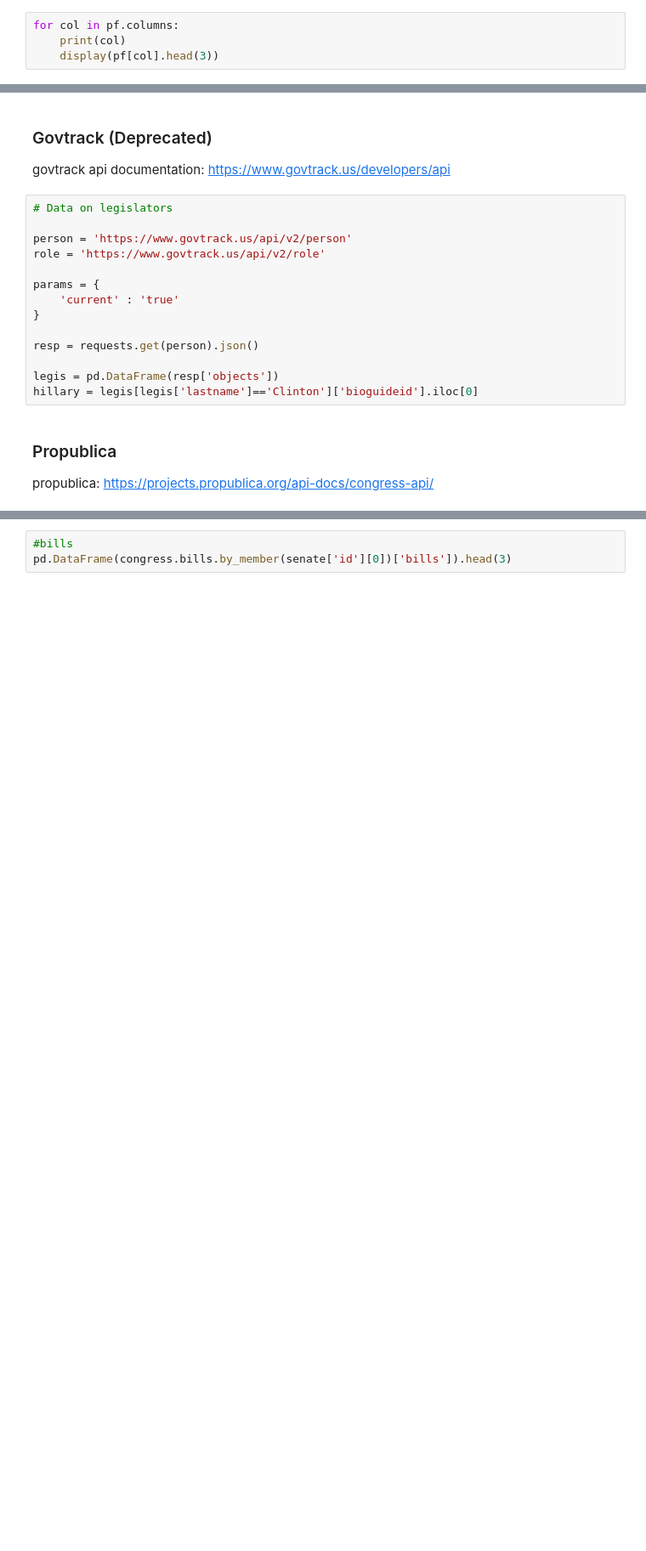
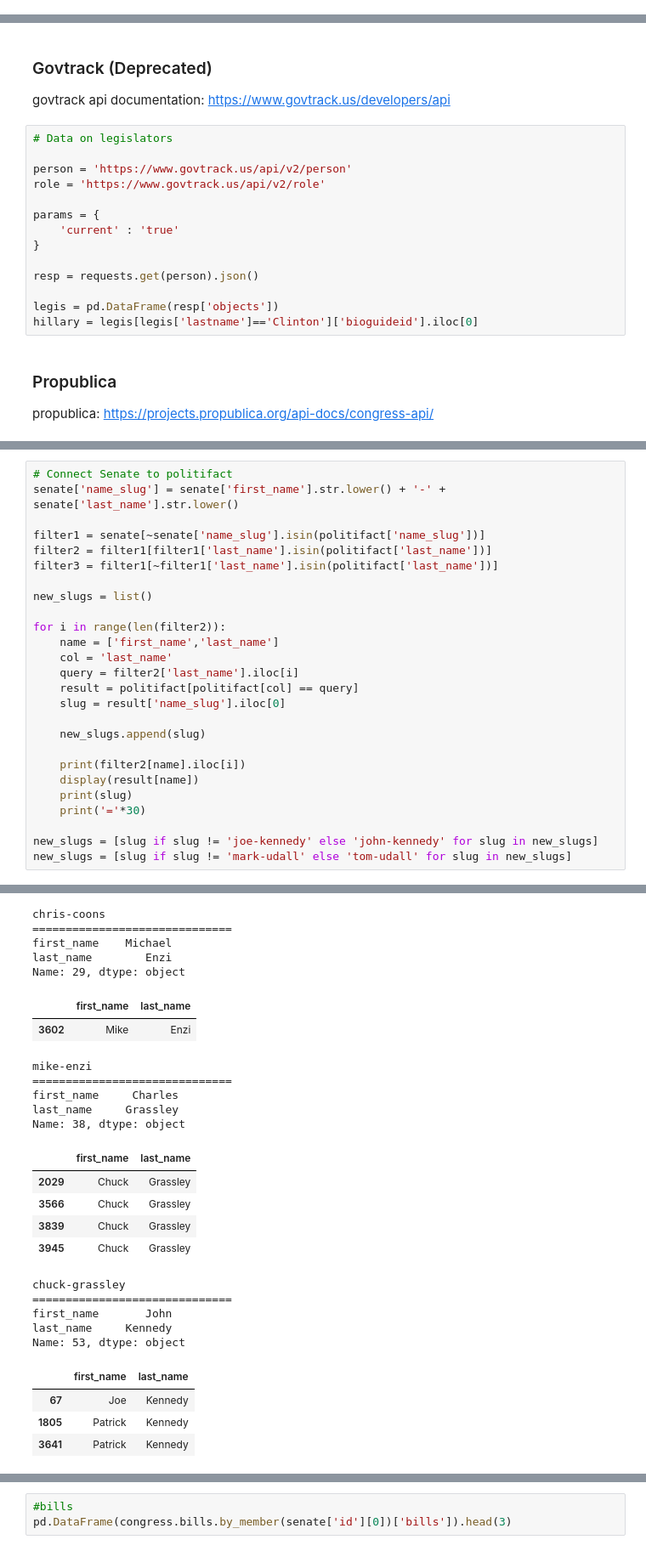
Before and after one commit to qcx201-nyu/PPDS, a Jupyter notebook: politician.ipynb, the cells around one changed output, grey strips where cells are left out. Shown: that part at 85% size. Cells and saved outputs as stored; diff of their text form; blank space fills up the shorter version.

```diff
--- a/politician.ipynb
+++ b/politician.ipynb
@@ -210,4 +209,0 @@ True     Huckabee Huckabee
-# %%
-for col in pf.columns:
-    print(col)
-    display(pf[col].head(3))
@@ -331,0 +300,27 @@ house = pd.DataFrame(house[0]['members'])[house_cols]
+# %%
+# Connect Senate to politifact
+senate['name_slug'] = senate['first_name'].str.lower() + '-' + senate['last_name'].str.lower()
+
+filter1 = senate[~senate['name_slug'].isin(politifact['name_slug'])]
+filter2 = filter1[filter1['last_name'].isin(politifact['last_name'])]
+filter3 = filter1[~filter1['last_name'].isin(politifact['last_name'])]
+
+new_slugs = list()
+
+for i in range(len(filter2)):
+    name = ['first_name','last_name']
+    col = 'last_name'
+    query = filter2['last_name'].iloc[i]
+    result = politifact[politifact[col] == query]
+    slug = result['name_slug'].iloc[0]
+
+    new_slugs.append(slug)
+
+    print(filter2[name].iloc[i])
+    display(result[name])
+    print(slug)
+    print('='*30)
+
+new_slugs = [slug if slug != 'joe-kennedy' else 'john-kennedy' for slug in new_slugs]
+new_slugs = [slug if slug != 'mark-udall' else 'tom-udall' for slug in new_slugs]
+# %% [output]
@@ -331,0 +349,26 @@ house = pd.DataFrame(house[0]['members'])[house_cols]
+chris-coons
+==============================
+first_name    Michael
+last_name        Enzi
+Name: 29, dtype: object
+|  | first_name | last_name |
+| 3602 | Mike | Enzi |
+mike-enzi
+==============================
+first_name     Charles
+last_name     Grassley
+Name: 38, dtype: object
+|  | first_name | last_name |
+| 2029 | Chuck | Grassley |
+| 3566 | Chuck | Grassley |
+| 3839 | Chuck | Grassley |
+| 3945 | Chuck | Grassley |
+chuck-grassley
+==============================
+first_name       John
+last_name     Kennedy
+Name: 53, dtype: object
+|  | first_name | last_name |
+| 67 | Joe | Kennedy |
+| 1805 | Patrick | Kennedy |
+| 3641 | Patrick | Kennedy |
```
Also changed, not shown: parts of 21 cells of this notebook.
